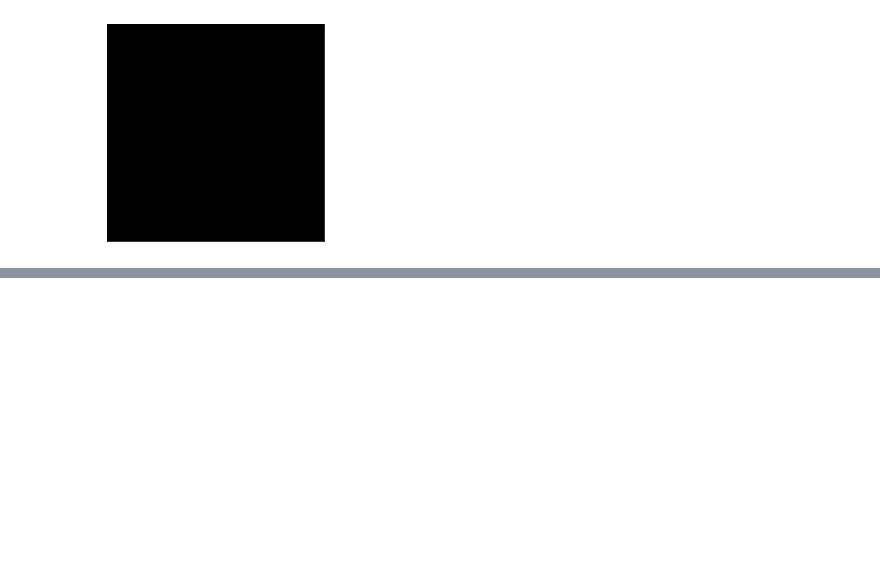
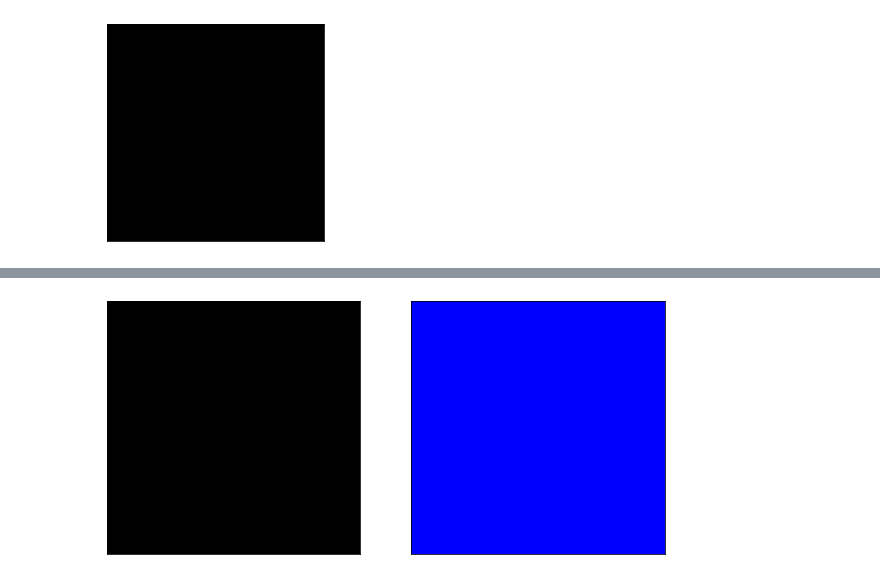
Before and after one commit to benholtzman/datamovies_y21, a Jupyter notebook: notebooks/n06_Animation1.ipynb, the cells around one changed output, grey strips where cells are left out. Cells and saved outputs as stored; diff of their text form; code cells hidden in the pictures; blank space fills up the shorter version.

Commit message:
updated animation and remade n07 movies

```diff
--- a/notebooks/n06_Animation1.ipynb
+++ b/notebooks/n06_Animation1.ipynb
@@ -724,0 +729,99 @@ HTML(ani.to_html5_video())
+# %%
+# read in two data streams:
+datafilename = '../data/breathalyzer/y2020-02-13_anna1_37s.pkl'
+breath = pd.read_pickle(datafilename)
+
+Ltemp_C = np.array(breath.temp_C)
+Lhumidity = np.array(breath.hum)
+
+datafilename = '../data/breathalyzer/y2020-02-13_chris0_37s.pkl'
+breath = pd.read_pickle(datafilename)
+
+Rtemp_C = np.array(breath.temp_C)
+Rhumidity = np.array(breath.hum)
+
+# time in these two is the same, otherwise it would be necessary to interpolate both datasets to the same number of points.
+time = np.array(breath.time_s)
+time_ind_vec = np.arange(0, len(time)-1)
+
+
+# =======================================================
+# setup the scene (the figure)
+
+fig3 = plt.figure(figsize = (10,5)) # width, height
+axL = fig3.add_subplot(121, aspect='equal')
+axR = fig3.add_subplot(122, aspect='equal')
+
+#(x,y) of the lower left corner, width, height
+bg_squareL = patches.Rectangle((0.0, 0.0),1.0,1.0,fc="black", fill=True)
+axL.add_patch(bg_squareL)
+axL.get_xaxis().set_visible(False)
+axL.get_yaxis().set_visible(False)
+
+
+bg_squareR = patches.Rectangle((0.0, 0.0),1.0,1.0,facecolor="blue", fill=True)
+axR.get_xaxis().set_visible(False)
+axR.get_yaxis().set_visible(False)
+axR.add_patch(bg_squareR)
+
+Lcirc = patches.Circle((0.5, 0.5),0.2,facecolor="red")
+Rcirc = patches.Circle((0.5, 0.5),0.2,facecolor="black")
+
+# axL.add_patch(Lcirc)
+# axR.add_patch(Rcirc)
+plt.show()
+
+
+# ===================================================
+# initialize what will move in the animation
+def init():
+    colL = []
+    colL = color_getter(Ltemp_C[0])
+    radL = scale_radius(Lhumidity[0])
+    Lcirc.radius = radL
+    Lcirc.set_color(colL)
+    axL.add_artist(Lcirc)
+
+    colR = []
+    colR = color_getter(Rtemp_C[0])
+    radR = scale_radius(Rhumidity[0])
+    Rcirc.radius = radR
+    Rcirc.set_color(colR)
+    axR.add_artist(Rcirc)
+
+    return Lcirc, Rcirc,
+
+# ===================================================
+# define what will change for one element
+def animateLEFT(i): # is this (i) needed for the animate function ?
+    col = []
+    col = color_getter(Ltemp_C[i])
+    rad = scale_radius(Lhumidity[i])
+    Lcirc.radius = rad
+    Lcirc.set_color(col)
+    axL.add_artist(Lcirc)
+    return Lcirc,
+
+# ===================================================
+# define what will change for the second element
+def animateRIGHT(i): # is this (i) needed for the animate function ?
+    col = []
+    col = color_getter(Rtemp_C[i])
+    rad = scale_radius(Rhumidity[i])
+    Rcirc.radius = rad
+    Rcirc.set_color(col)
+    axR.add_artist(Rcirc)
+    return Rcirc,
+
+# ===================================================
+# animation manager ...
+def animationManager(i):
+    Lcirc = animateLEFT(i)
+    Rcirc = animateRIGHT(i)
+    return []
+
+anim = animation.FuncAnimation(fig3, animationManager, time_ind_vec, interval=interv*150, init_func=init ,blit=True)
+
+HTML(anim.to_html5_video())
+# %% [output]
+[figure, added]
```
Also changed, not shown: parts of 14 cells of this notebook, 1 other file.
